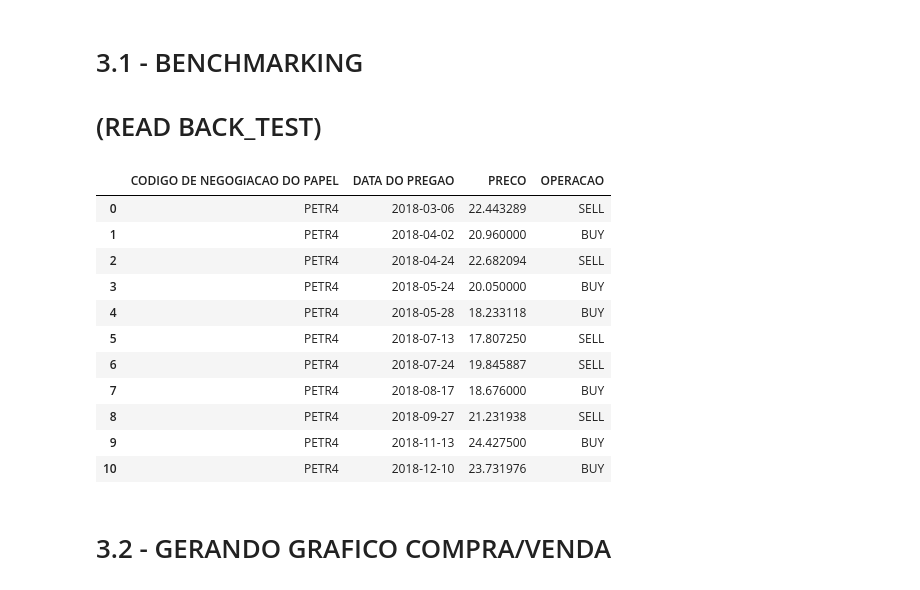
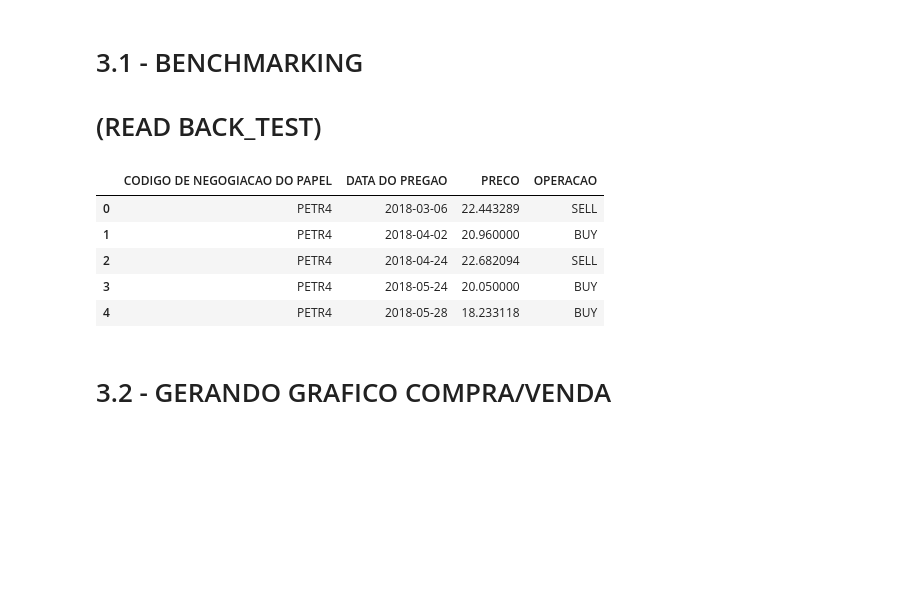
Before and after one commit to RodrigoCalderano/DOM-BOT, a Jupyter notebook: Jupyter/PandasHandler.ipynb, the cells around one changed output. Cells and saved outputs as stored; diff of their text form; code cells hidden in the pictures; blank space fills up the shorter version.

```diff
--- a/Jupyter/PandasHandler.ipynb
+++ b/Jupyter/PandasHandler.ipynb
@@ -172,24 +174,18 @@ df
 # %%
 df = pd.read_csv('BACK_TEST/BollingerBand')
 df = df.dropna()
 df['DATA DO PREGAO'] = df['DATA DO PREGAO'].apply(lambda name: int(name) )
 save_dir = 'BACK_TEST/BollingerBand'
 df.to_csv(save_dir,index=False)
 df = pd.read_csv('BACK_TEST/BollingerBand', parse_dates=['DATA DO PREGAO'])
-df
+df.head()
 # %% [output]
 |  | CODIGO DE NEGOGIACAO DO PAPEL | DATA DO PREGAO | PRECO | OPERACAO |
 | 0 | PETR4 | 2018-03-06 | 22.443289 | SELL |
 | 1 | PETR4 | 2018-04-02 | 20.960000 | BUY |
 | 2 | PETR4 | 2018-04-24 | 22.682094 | SELL |
 | 3 | PETR4 | 2018-05-24 | 20.050000 | BUY |
 | 4 | PETR4 | 2018-05-28 | 18.233118 | BUY |
-| 5 | PETR4 | 2018-07-13 | 17.807250 | SELL |
-| 6 | PETR4 | 2018-07-24 | 19.845887 | SELL |
-| 7 | PETR4 | 2018-08-17 | 18.676000 | BUY |
-| 8 | PETR4 | 2018-09-27 | 21.231938 | SELL |
-| 9 | PETR4 | 2018-11-13 | 24.427500 | BUY |
-| 10 | PETR4 | 2018-12-10 | 23.731976 | BUY |
 # %% [markdown]
 # 3.2 - GERANDO GRAFICO COMPRA/VENDA
 # %%
```
Also changed, not shown: parts of 10 cells of this notebook.
